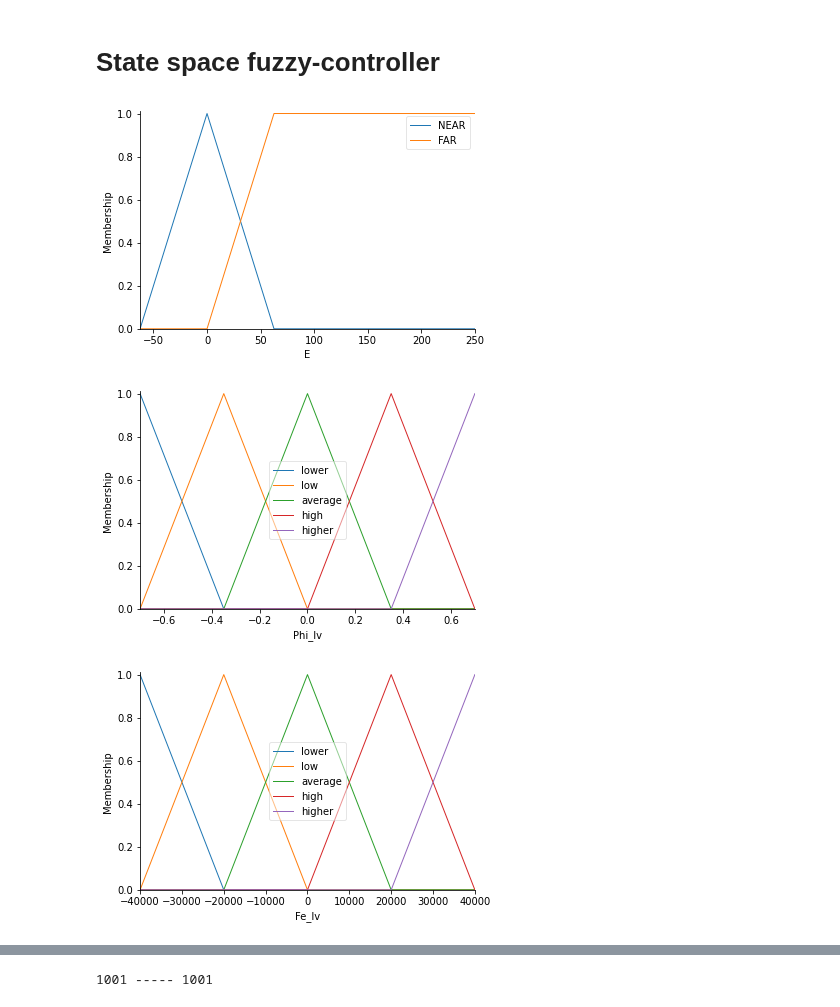
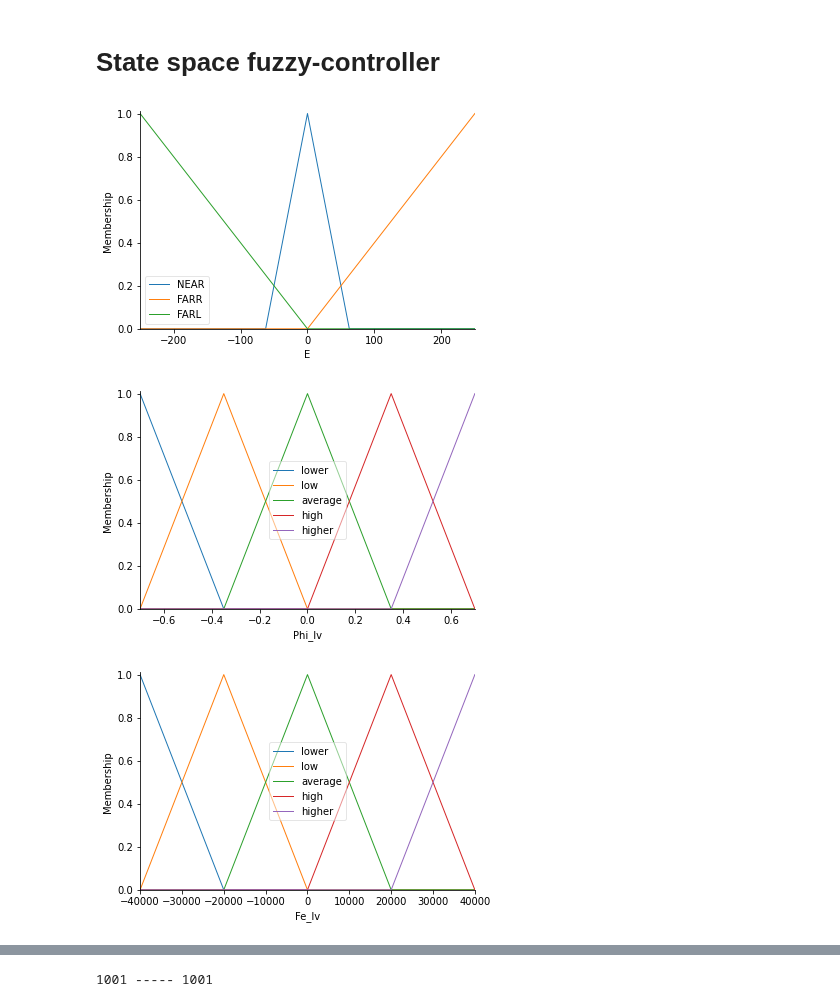
Before and after one commit to dvogureckiy99/Fuzzy, a Jupyter notebook: lab3.ipynb, the cells around one changed output, grey strips where cells are left out. Cells and saved outputs as stored; diff of their text form; code cells hidden in the pictures.

```diff
--- a/lab3.ipynb
+++ b/lab3.ipynb
@@ -282,41 +298,44 @@ Fe_min=-Fe_abs
 Fe_max=Fe_abs
 
 # New Antecedent/Consequent objects hold universe variables and
 # continues membership functions
-N=1000 # count of point for universe
+Nin=1000# count of point for input universe
+Nout=1000 # count of point for output universe
 E_delta=0.25 # coefficient of reflaction x coordinate from x_zad in x_zad percentage
-E = ctrl.Antecedent(np.linspace(-x_zad*E_delta, x_zad, int(N+1)), 'E') # input in m with
-Phi_lv = ctrl.Antecedent(np.linspace(-40*math.pi/180, 40*math.pi/180, int(N+1)), 'Phi_lv') # in rad
-Fe_lv = ctrl.Consequent(np.linspace(Fe_min, Fe_max, int(N+1)), 'Fe_lv')
+E = ctrl.Antecedent(np.linspace(-x_zad, x_zad, int(Nout+1)), 'E') # input in m with
+Phi_lv = ctrl.Antecedent(np.linspace(-40*math.pi/180, 40*math.pi/180, int(Nout+1)), 'Phi_lv') # in rad
+Fe_lv = ctrl.Consequent(np.linspace(Fe_min, Fe_max, int(Nout+1)), 'Fe_lv')
 
 # Custom membership functions can be built interactively with a familiar,
 # Pythonic API
 cuant = ['lower','low','average','high','higher']
-cuantE = ['NEAR','FAR']
+cuantE = ['NEAR','FARR','FARL']
 E[cuantE[0]] = fuzz.trimf(E.universe, [-E_delta*x_zad, 0, E_delta*x_zad])
-E[cuantE[1]] = fuzz.trapmf(E.universe, [0,x_zad*E_delta,x_zad,x_zad])
+E[cuantE[1]] = fuzz.trimf(E.universe, [0,x_zad,x_zad])
+E[cuantE[2]] = fuzz.trimf(E.universe, [-x_zad,-x_zad,0])
 # Auto-membership function population
 Phi_lv.automf(5,'cuant')
 Fe_lv.automf(5,'cuant')
 
 E.view()
 Phi_lv.view()
 Fe_lv.view()
 
 #создание базы правил нечеткой системы
 #Fuzzy rules
 rule1 = ctrl.Rule(Phi_lv[cuant[0]] & E[cuantE[0]] , Fe_lv[cuant[4]])
 rule2 = ctrl.Rule(Phi_lv[cuant[1]] & E[cuantE[0]], Fe_lv[cuant[3]])
 rule3 = ctrl.Rule(Phi_lv[cuant[2]] & E[cuantE[0]], Fe_lv[cuant[2]])
 rule4 = ctrl.Rule(Phi_lv[cuant[3]] & E[cuantE[0]], Fe_lv[cuant[1]])
 rule5 = ctrl.Rule(Phi_lv[cuant[4]] & E[cuantE[0]], Fe_lv[cuant[0]])
 rule6 = ctrl.Rule(E[cuantE[1]], Fe_lv[cuant[4]])
+rule7 = ctrl.Rule(E[cuantE[2]], Fe_lv[cuant[0]])
 
 #Control System Creation
-sys_ctrl = ctrl.ControlSystem([rule1, rule2, rule3, rule4 , rule5, rule6])
+sys_ctrl = ctrl.ControlSystem([rule1, rule2, rule3, rule4 , rule5, rule6, rule7])
 sys_sim = ctrl.ControlSystemSimulation(sys_ctrl)
 # %% [output]
-[figure, old version]
+[figure, new version]
 [figure]
 [figure]
 # %%
```
Also changed, not shown: parts of 5 cells of this notebook.
